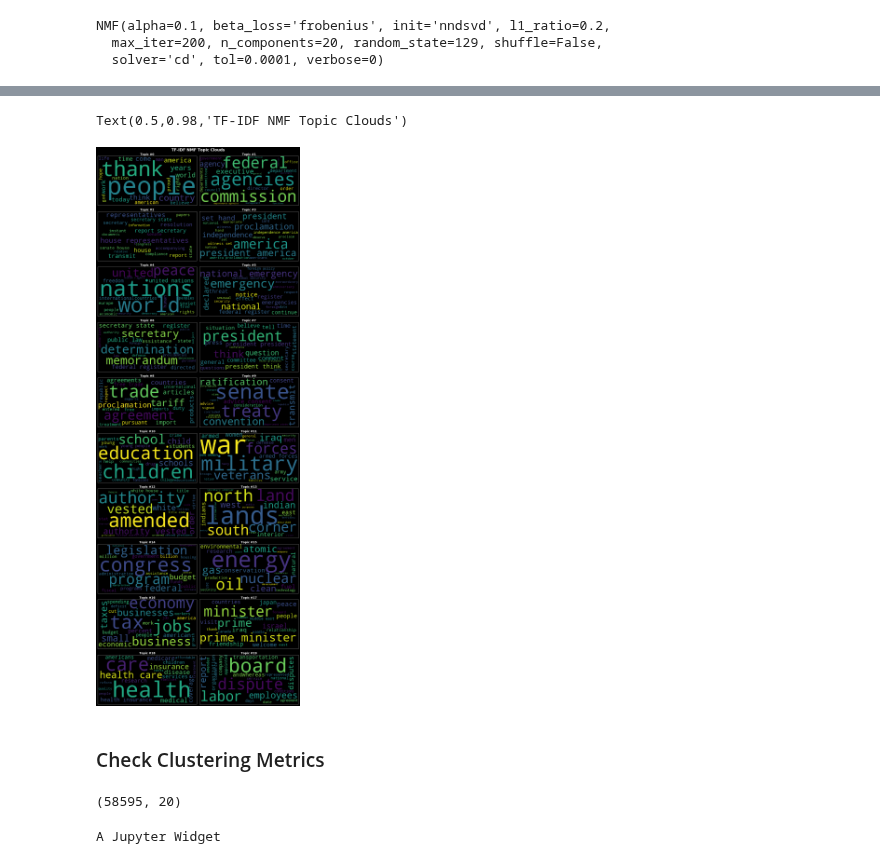
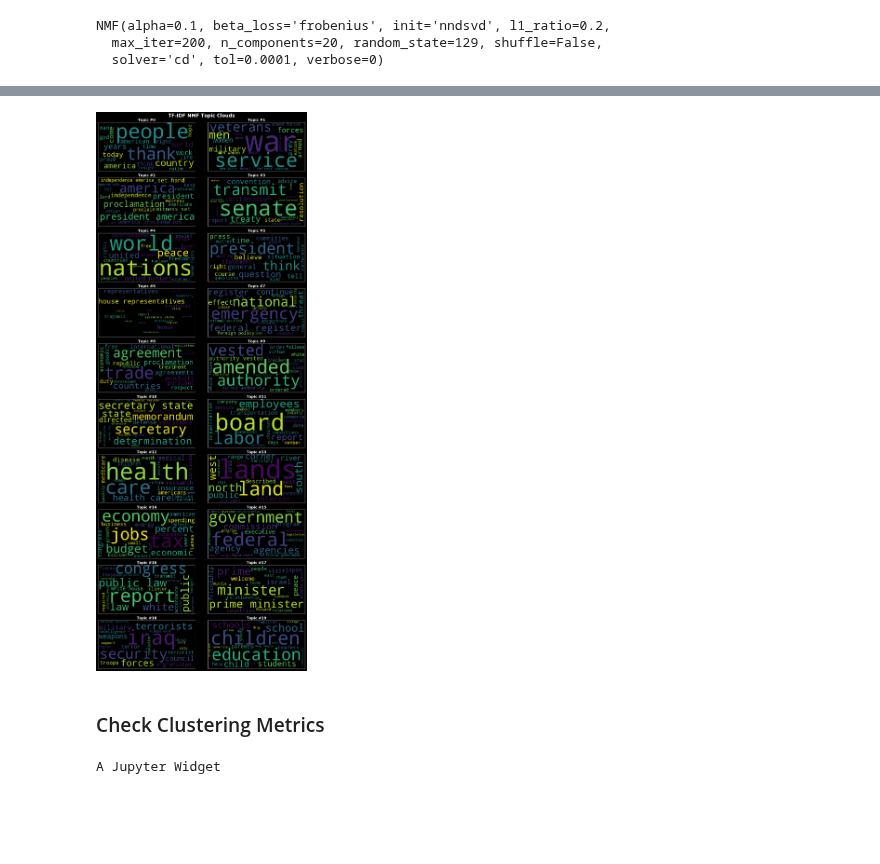
Before and after one commit to cneiderer/Class_Projects, a Jupyter notebook: Project4/AmericanPresidencyProject_NMF.ipynb, the cells around one changed output, grey strips where cells are left out. Cells and saved outputs as stored; diff of their text form; code cells hidden in the pictures; blank space fills up the shorter version.

Commit message:
project4 updates: topics over time

```diff
--- a/Project4/AmericanPresidencyProject_NMF.ipynb
+++ b/Project4/AmericanPresidencyProject_NMF.ipynb
@@ -166,7 +166,7 @@ len(clean_corpus)
 months_list = ['january', 'jan', 'february', 'feb', 'march', 'mar', 'april', 'apr', 'may', 'june', 'jun',
                'july', 'jul', 'august', 'aug', 'september', 'sept', 'october', 'oct', 'november', 'nov', 'december', 'dec']
 custom_stopwords = ['hereunto', 'whereof', 'thereof', 'nineteen', 'said', 'herewith', 'shall', 'say', 'like',
-                    'mr', 'mrs', 'sir', 'dear', 'george', 'bush', 'william', 'thirty', 'lot', 'want', 'let',
+                    'mr', 'mrs', 'sir', 'dear', 'george', 'bush', 'william', 'thirty', 'lot', 'want', 'let', 'clinton',
                     'sure', 'way', 'section', 'act', 'answer', 'laughter', 'great', 'good', 'things', 'thing',
                     'going', 'know', 'day', 'new', 'make', 'got', 'yes', 'year', 'week', 'sec', 'obama', 'john'] + months_list
 
@@ -193,6 +194,8 @@ tfidf = tfidf_vectorizer.fit_transform(clean_corpus)
 # %%
-nmf = NMF(n_components=n_topics, random_state=seed, alpha=0.1, l1_ratio=0.2, init='nndsvd')
-nmf.fit(tfidf)
+nmf = NMF(n_components=n_topics, random_state=seed, alpha=0.1, l1_ratio=0.2,
+          init='nndsvd', verbose=True)
+reduced = nmf.fit_transform(tfidf)
+print(reduced.shape)
 # %% [output]
 NMF(alpha=0.1, beta_loss='frobenius', init='nndsvd', l1_ratio=0.2,
   max_iter=200, n_components=20, random_state=129, shuffle=False,
@@ -243,12 +253,12 @@ board dispute labor employees report disputes transportation andwhereas organiza
 # %%
 component_dicts = []
-
+component_lists = []
 components = nmf.components_
 for index,values in enumerate(components):
     print("topic {}".format(index))
     temp = list(zip(tfidf_feature_names, components[index]))
     print(sorted(temp, key=lambda x: x[1], reverse=True)[:n_top_words], "\n")
-
     component_dicts.append(dict(sorted(temp, key=lambda x: x[1], reverse=True)[:n_top_words]))
+    component_lists.append(sorted(temp, key=lambda x: x[1], reverse=True)[:n_top_words])
 # %% [output]
 topic 0
@@ -270,0 +304,27 @@ topic 19
+# %%
+plt.style.use('dark_background')
+fig, ax = plt.subplots(4, 5, figsize=(20, 12))
+for num, topic in enumerate(component_lists):
+
+    # Get subplot axes
+    ax = plt.subplot(4, 5, num+1)
+
+    topic = topic[:10]
+    tmp_df = pd.DataFrame(topic).sort_values([1])
+    tmp_df.plot.barh(color=cmap[num], legend=False, ax=ax)
+    ax.set_yticklabels(tmp_df[0])
+    ax.tick_params(axis='both', labelsize=16)
+    ax.set_frame_on(0)
+
+#     ax.set_xlim(0, 5)
+#     ax.set_xticks(np.arange(0, 5))
+#     ax.set_xticks([])
+#     if num < 15:
+#         ax.set_xticklabels([])
+
+    plt.title('Topic #%d' % num, loc='left', fontsize=18, fontweight='bold', color=cmap[num])
+
+fig.text(0.5, 0, 'TF-IDF', ha='center', va='center',
+         fontdict={'fontsize':24, 'fontweight':'bold'})
+
+fig.tight_layout(rect=(0.01, 0.01, 1, 0.95))
@@ -271,29 +333,28 @@ topic 19
 # %%
 # Create topic word clouds
 plt.style.use('dark_background')
 
 ncol = 2
 nrow = int(np.ceil(len(component_dicts) / ncol))
 
-figwidth = ncol * 9
-figheight = nrow * 5
+figwidth = ncol * 8
+figheight = nrow * 4
 fig, axes = plt.subplots(nrow, ncol, figsize=(figwidth, figheight))
 ax = axes.flatten()
 
 num_words = 20 # Number of words to include in word cloud
 for t in range(len(component_dicts)):
 #     plt.sca(ax[t])
     curr_ax = fig.sca(ax[t])
     curr_ax.set_title('Topic #%d' % t, fontsize=18, fontweight='bold')
     curr_ax.set_xticks([])
     curr_ax.set_yticks([])
 #     curr_ax.set_axis_on(0)
     plt.imshow(WordCloud().fit_words(component_dicts[t]))
 
 fig.tight_layout(rect=(0, 0, 1, 0.975))
 fig.suptitle('TF-IDF NMF Topic Clouds', fontsize=24, fontweight='bold');
 # %% [output]
-Text(0.5,0.98,'TF-IDF NMF Topic Clouds')
-[figure, old version]
+[figure, new version]
 # %% [markdown]
 ### Check Clustering Metrics
@@ -302,7 +361,3 @@ reduced = nmf.fit_transform(tfidf)
-# %%
-reduced.shape
-# %% [output]
-(58595, 20)
 # %%
 # try out a range of cluster sizes to find the one with the best inertia and silhouette scores
 inertias = []
```
Also changed, not shown: parts of 27 cells of this notebook, 6 other files.
